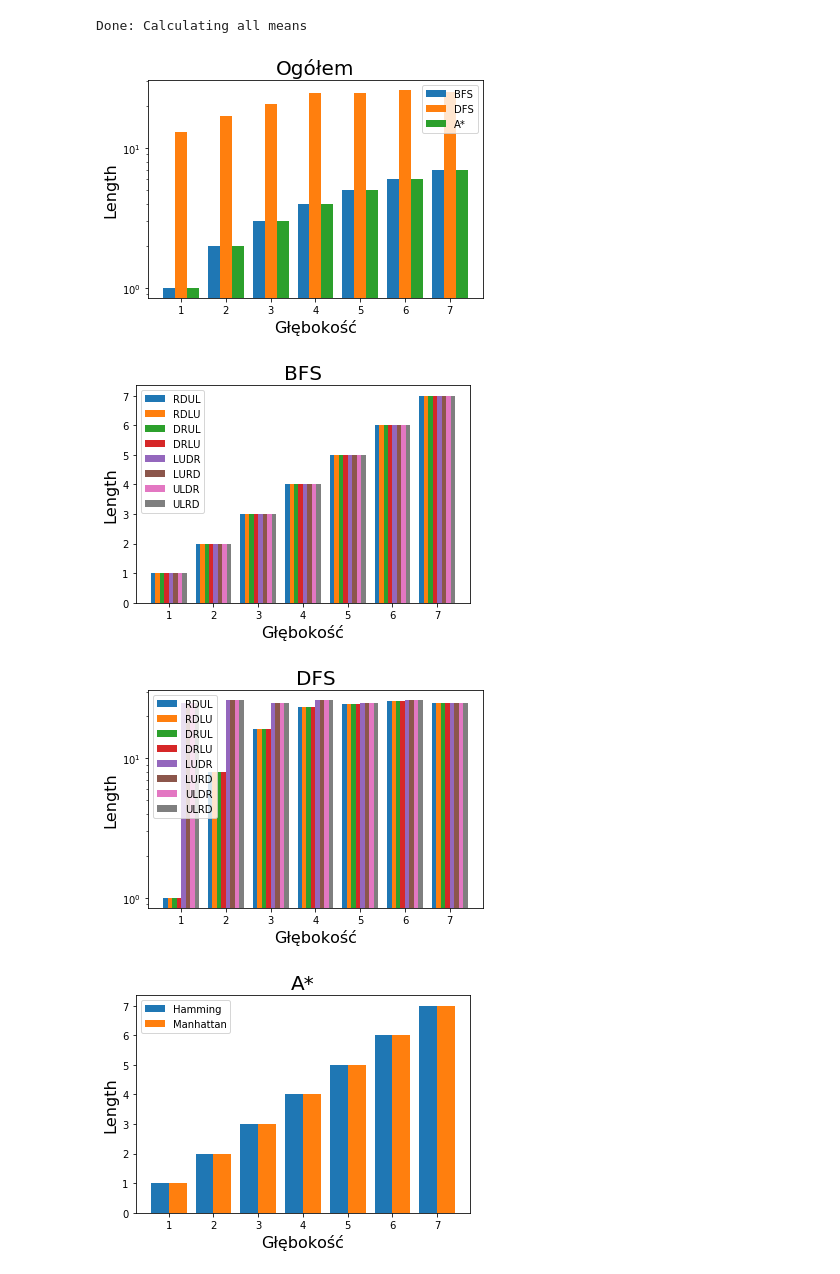
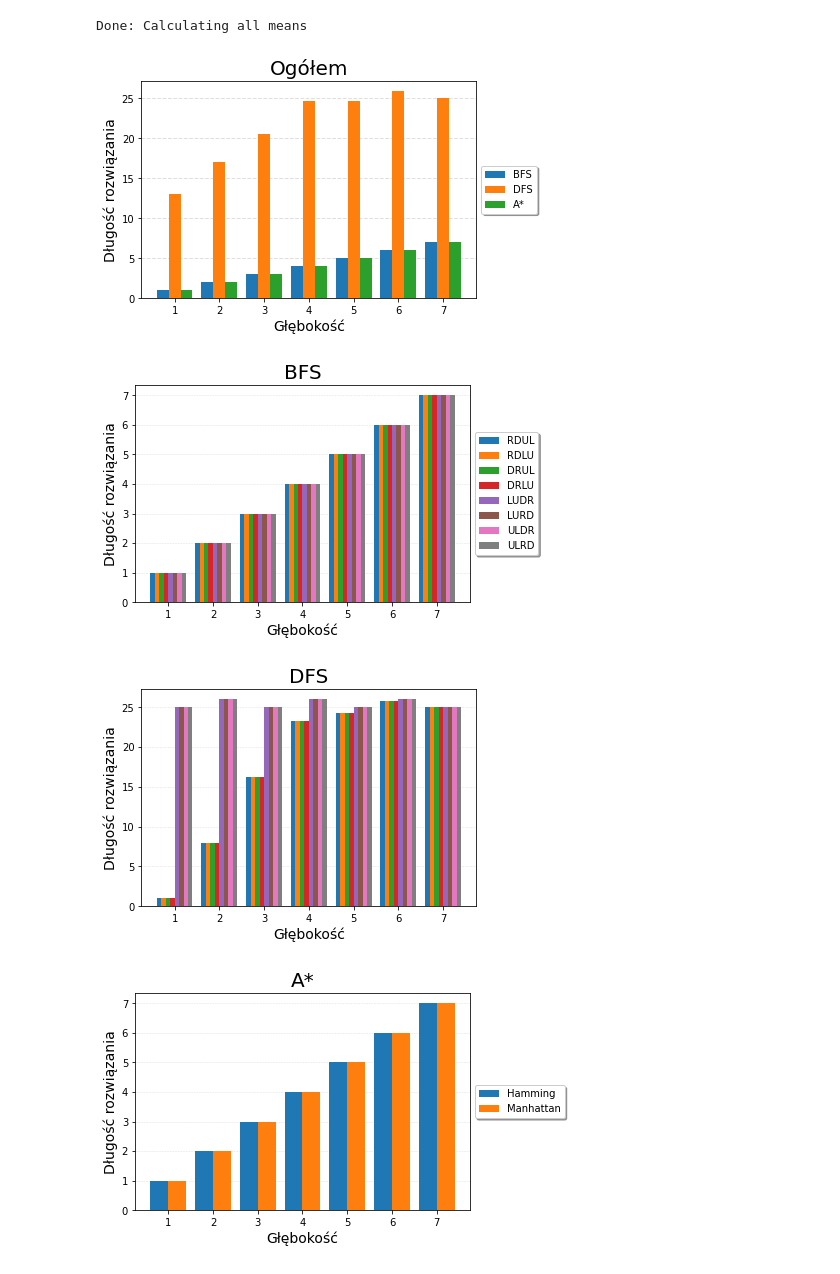
Before and after one commit to paw3lkunka/PL_2020_SISE, a Jupyter notebook: plots.ipynb, the cells around one changed output. Drawn from its saved outputs; the diff is of its cells as text; code cells hidden in the pictures.

```diff
--- a/plots.ipynb
+++ b/plots.ipynb
@@ -114,7 +114,27 @@ print("Done: Calculating all means")
 # %% [output]
 Done: Calculating all means
 # %%
-def barPlot(ax, data, colors=None, total_width=0.8, single_width=1, legend=True):
+def setLabelY(statName):
+	statsTranslations = {"Length":("Długość rozwiązania", 14), "Visited states":("Liczba stanów odwiedzonych", 13), "Processed states":("Liczba stanów przetworzonych", 13), "Depth":("Maksymalna osiągnięta głębokość rekursji", 12), "Time":("Czas trwania procesu obliczeniowego [ns]", 12)}
+	translation =  statsTranslations[statName]
+	plot.ylabel(translation[0], fontsize=translation[1])
+
+
+def chooseScale(data):
+	min = float("inf")
+	max = 0
+	for variant in data.values():
+		for iter in variant.values():
+			if iter < min:
+				min = iter
+			elif iter > max:
+				max = iter
+	if (max / min) > 100:
+		return "log"
+	else:
+		return "linear"
+
+def barPlot(ax, data, colors=None, total_width=0.8, single_width=1, scale=None, legend=True):
 	if colors is None:
 		colors = plot.rcParams['axes.prop_cycle'].by_key()['color']
 	n_bars = len(data)
@@ -124,47 +144,49 @@ def barPlot(ax, data, colors=None, total_width=0.8, single_width=1, legend=True)
 		values = list(values.values())
 		x_offset = (i - n_bars / 2) * bar_width + bar_width / 2
 		for x, y in enumerate(values):
-			bar = ax.bar((x + 1) + x_offset, y, width=bar_width * single_width, color=colors[i % len(colors)])
+			bar = ax.bar((x + 1) + x_offset, y, width=bar_width * single_width, color=colors[i % len(colors)], zorder=3)
 		bars.append(bar[0])
+	if scale is None:
+		ax.set_yscale(chooseScale(data))
+	else:
+		ax.set_yscale(scale)
 	if legend:
-		ax.legend(bars, data.keys())
+		ax.legend(bars, data.keys(), loc='center left', bbox_to_anchor=(1.0, 0.5), shadow=True, ncol=1)
 
 for stat in stats:
 	fig, ax = plot.subplots()
 	plot.xticks(np.arange(1, 8, 1))
-	plot.ylabel(stat, fontsize=16)
-	plot.xlabel("Głębokość", fontsize=16)
+	setLabelY(stat)
+	plot.grid(axis='y', which='both', linestyle="--", linewidth=1, alpha=0.4, zorder=0)
+	plot.xlabel("Głębokość", fontsize=14)
 	globalStats[stat]["BFS"] = globalStats[stat].pop("bfs")
 	globalStats[stat]["DFS"] = globalStats[stat].pop("dfs")
 	globalStats[stat]["A*"] = globalStats[stat].pop("astr")
 	barPlot(ax, globalStats[stat])
-	ax.set_yscale('log')
 	plot.title("Ogółem", fontsize=20)
 	plot.show()
 	for strategy in strategies:
 		fig, ax = plot.subplots()
 		plot.xticks(np.arange(1, 8, 1))
-		plot.ylabel(stat, fontsize=16)
-		plot.xlabel("Głębokość", fontsize=16)
+		setLabelY(stat)
+		plot.grid(axis='y', which='both', linestyle='--', linewidth=0.5, alpha=0.4, zorder=0)
+		plot.xlabel("Głębokość", fontsize=14)
 		if strategy == "bfs":
 			barPlot(ax, bfsStats[stat])
-			ax.set_yscale('linear')
 			plot.title("BFS", fontsize=20)
 		if strategy == "dfs":
-			barPlot(ax, dfsStats[stat])
-			ax.set_yscale('log')
+			barPlot(ax, dfsStats[stat], legend=False)
 			plot.title("DFS", fontsize=20)
 		if strategy == "astr":
 			astrStats[stat]["Hamming"] = astrStats[stat].pop("hamm")
 			astrStats[stat]["Manhattan"] = astrStats[stat].pop("manh")
 			barPlot(ax, astrStats[stat])
-			ax.set_yscale('linear')
 			plot.title("A*", fontsize=20)
 		plot.show()
 
 print("Done: Drawing plots")
 # %% [output]
-[figure, old version]
+[figure, new version]
-[figure, old version]
+[figure, new version]
-[figure, old version]
+[figure, new version]
-[figure, old version]
+[figure, new version]
```
Also changed, not shown: parts of 2 cells of this notebook, 1 other file.
